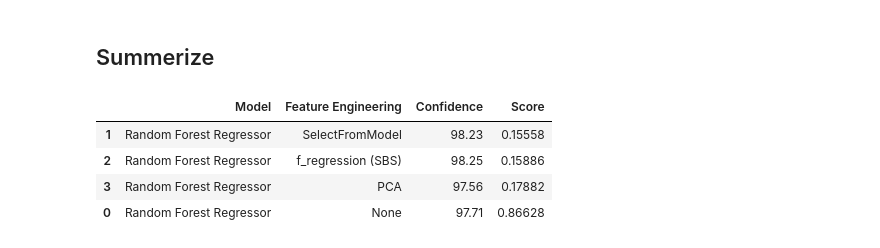
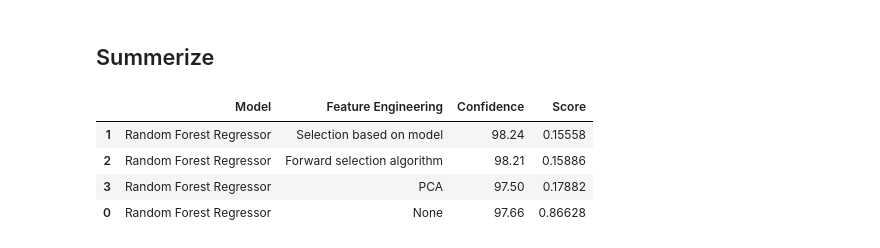
Before and after one commit to r96941046/House-Price, a Jupyter notebook: House Prices.ipynb, the cells around one changed output. Cells and saved outputs as stored; diff of their text form; code cells hidden in the pictures.

```diff
--- a/House Prices.ipynb
+++ b/House Prices.ipynb
@@ -2186,15 +2186,15 @@ The submission scored 0.17882
 # %%
 models = pd.DataFrame({
     'Model': ['Random Forest Regressor', 'Random Forest Regressor', 'Random Forest Regressor', 'Random Forest Regressor'],
-    'Feature Engineering': ['None', 'SelectFromModel', 'f_regression (SBS)', 'PCA'],
+    'Feature Engineering': ['None', 'Selection based on model', 'Forward selection algorithm', 'PCA'],
     'Confidence': [forest_confidence, forest_selected_confidence, forest_f_confidence, forest_pca_confidence],
     'Score': [0.86628, 0.15558, 0.15886, 0.17882]
 })
 models = models[['Model', 'Feature Engineering', 'Confidence', 'Score']]
 models.sort_values(by='Score', ascending=True)
 # %% [output]
 |  | Model | Feature Engineering | Confidence | Score |
-| 1 | Random Forest Regressor | SelectFromModel | 98.23 | 0.15558 |
-| 2 | Random Forest Regressor | f_regression (SBS) | 98.25 | 0.15886 |
-| 3 | Random Forest Regressor | PCA | 97.56 | 0.17882 |
-| 0 | Random Forest Regressor | None | 97.71 | 0.86628 |
+| 1 | Random Forest Regressor | Selection based on model | 98.24 | 0.15558 |
+| 2 | Random Forest Regressor | Forward selection algorithm | 98.21 | 0.15886 |
+| 3 | Random Forest Regressor | PCA | 97.50 | 0.17882 |
+| 0 | Random Forest Regressor | None | 97.66 | 0.86628 |
```
Also changed, not shown: parts of 16 cells of this notebook, 46 other files.
